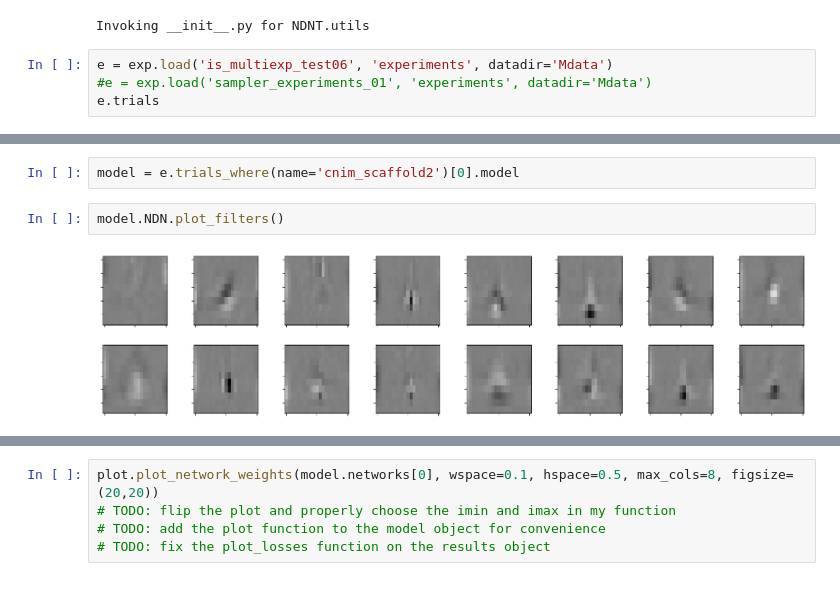
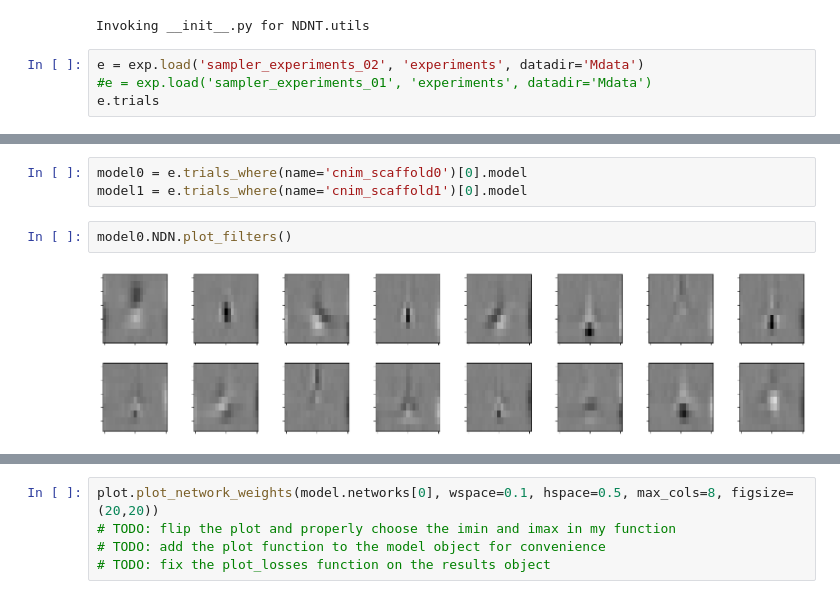
Before and after one commit to NeuroTheoryUMD/mattjac, a Jupyter notebook: v1/sampler_experiments.ipynb, the cells around one changed output, grey strips where cells are left out. Drawn from its saved outputs; the diff is of its cells as text.

```diff
--- a/v1/sampler_experiments.ipynb
+++ b/v1/sampler_experiments.ipynb
@@ -18,7 +18,7 @@ device = torch.device('cuda:0')
 # %% [output]
 Invoking __init__.py for NDNT.utils
 # %%
-e = exp.load('is_multiexp_test06', 'experiments', datadir='Mdata')
+e = exp.load('sampler_experiments_02', 'experiments', datadir='Mdata')
 #e = exp.load('sampler_experiments_01', 'experiments', datadir='Mdata')
 e.trials
 # %% [output]
@@ -30,6 +28,7 @@ e.trials
 # %%
-model = e.trials_where(name='cnim_scaffold2')[0].model
+model0 = e.trials_where(name='cnim_scaffold0')[0].model
+model1 = e.trials_where(name='cnim_scaffold1')[0].model
 # %%
-model.NDN.plot_filters()
+model0.NDN.plot_filters()
 # %% [output]
-[figure, old version]
+[figure, new version]
```
Also changed, not shown: parts of 2 cells of this notebook, 2 other files.
